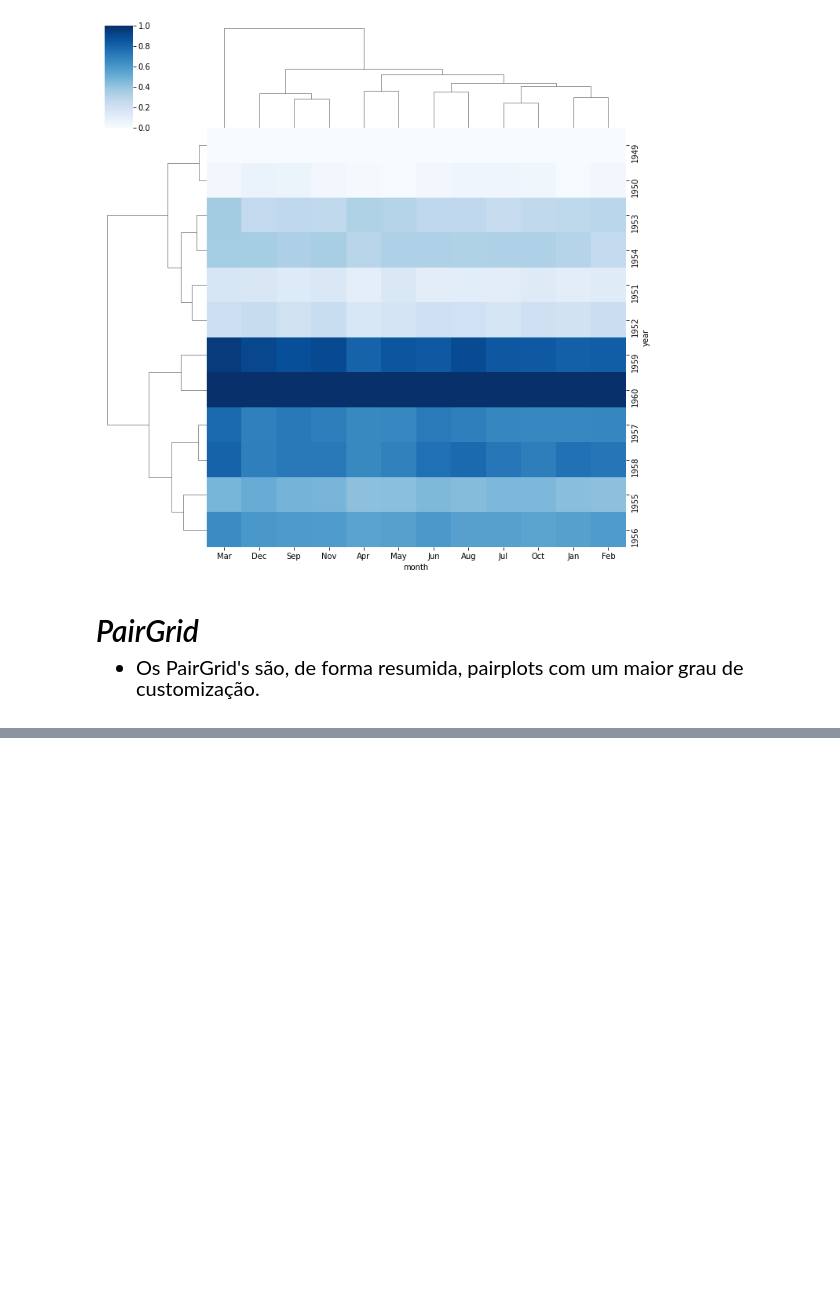
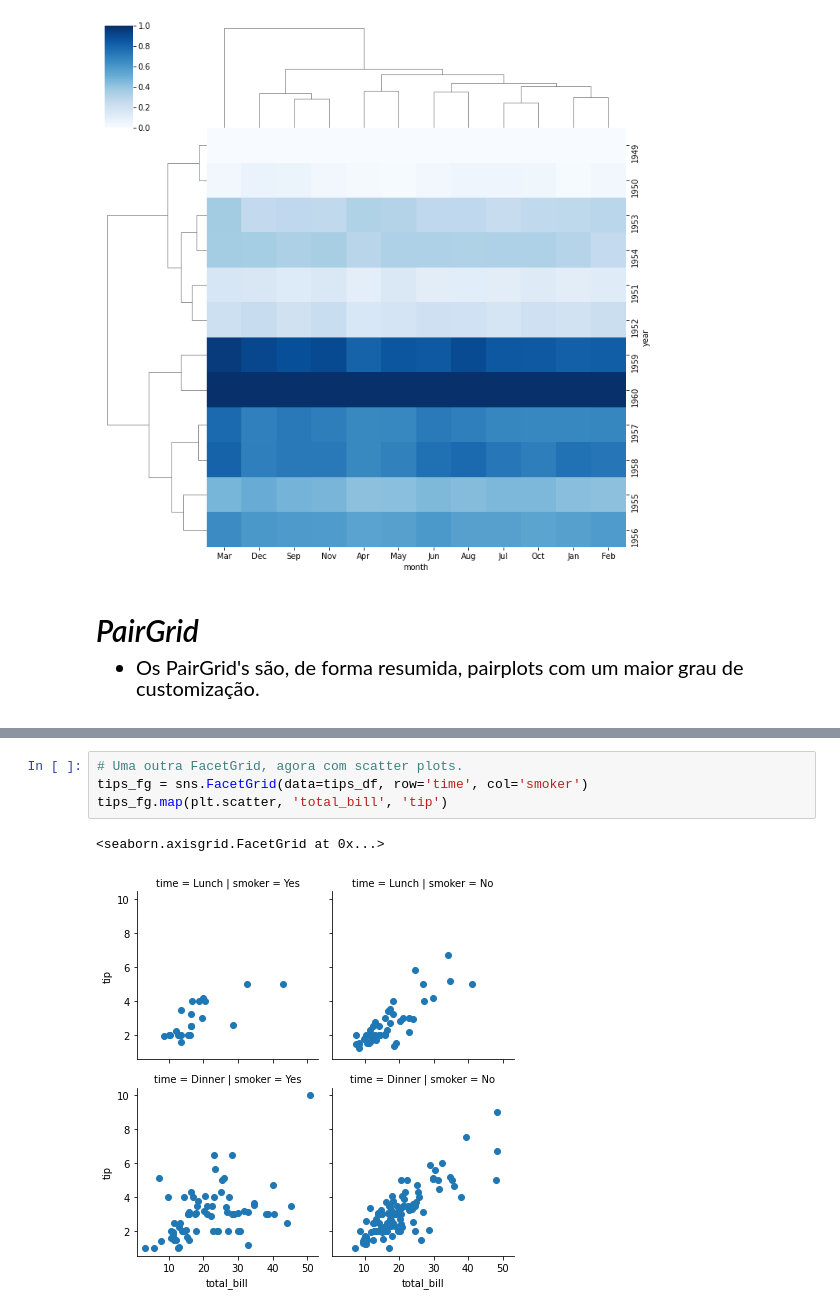
Before and after one commit to felipesveiga/Seaborn, a Jupyter notebook: Derek Banas/seaborn.ipynb, the cells around one changed output, grey strips where cells are left out. Cells and saved outputs as stored; diff of their text form; blank space fills up the shorter version.

```diff
--- a/Derek Banas/seaborn.ipynb
+++ b/Derek Banas/seaborn.ipynb
@@ -265,0 +290,7 @@ iris_g.map_offdiag(plt.scatter)
+# %%
+# Uma outra FacetGrid, agora com scatter plots.
+tips_fg = sns.FacetGrid(data=tips_df, row='time', col='smoker')
+tips_fg.map(plt.scatter, 'total_bill', 'tip')
+# %% [output]
+<seaborn.axisgrid.FacetGrid at 0x...>
+[figure, added]
```
Also changed, not shown: parts of 8 cells of this notebook.
